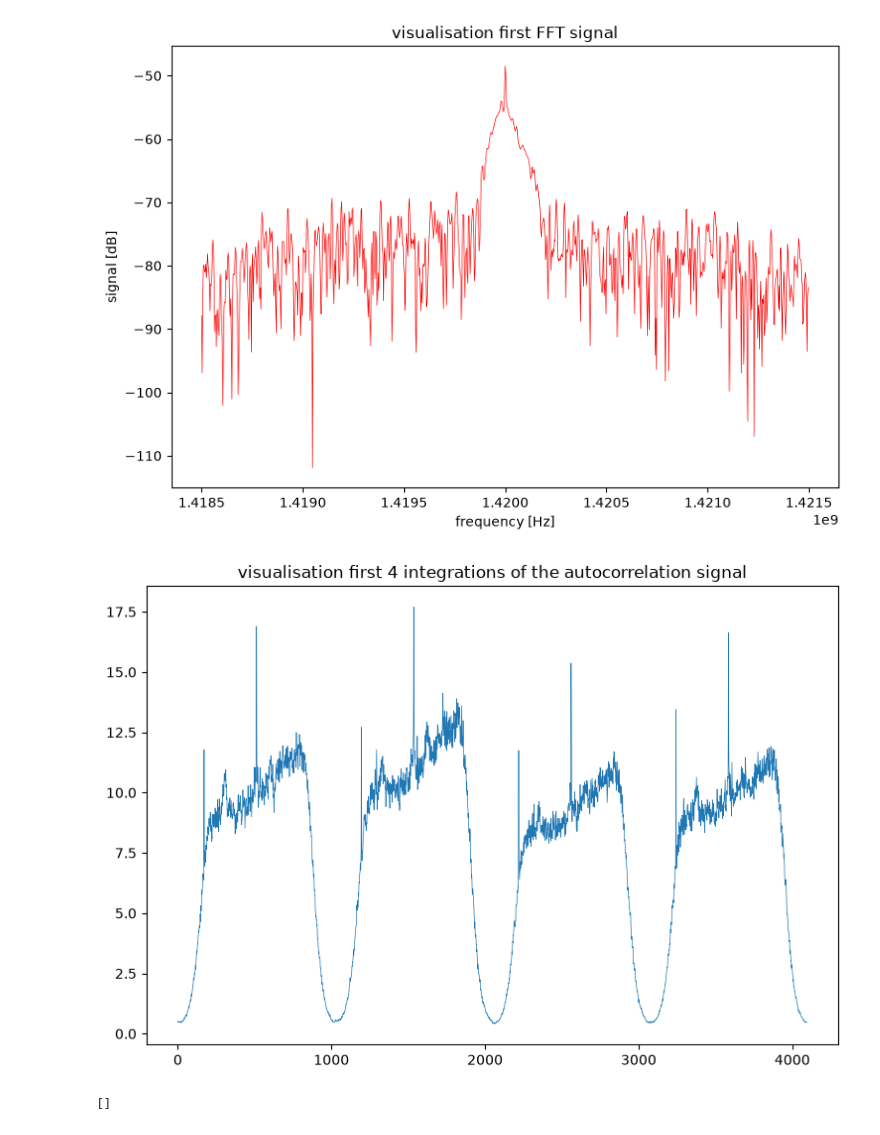
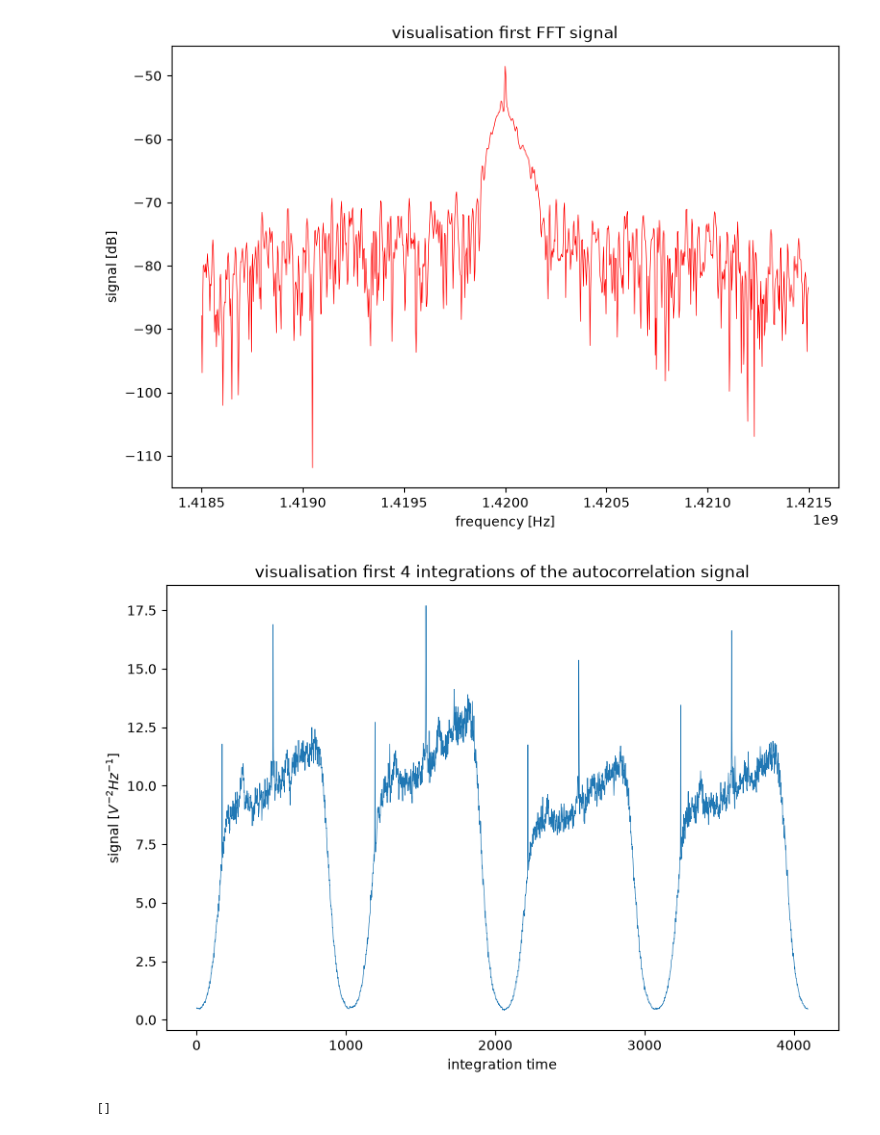
Before and after one commit to marijtjebeitje/RA_H1_data_reduction_code, a Jupyter notebook: H1_data_reduction.ipynb, the cells around one changed output. Cells and saved outputs as stored; diff of their text form; code cells hidden in the pictures.

```diff
--- a/H1_data_reduction.ipynb
+++ b/H1_data_reduction.ipynb
@@ -64,11 +64,13 @@ The data rate is 24.0 mega bytes per second
 # %%
 # visualise autocorrelation signal
 plt.figure(figsize=(9,6))
 plt.title('visualisation first 4 integrations of the autocorrelation signal')
 plt.plot(data_auto[0:4*1024], linewidth = 0.5)
+plt.xlabel("integration time")
+plt.ylabel("signal [$V^{-2}Hz^{-1}$]")
 plt.show()
 # %% [output]
-[figure, old version]
+[figure, new version]
 # %%
 # reshape the autocorrelation data, starting each new integration on a new line
 vector_length = 1024
```
Also changed, not shown: parts of 2 cells of this notebook.
